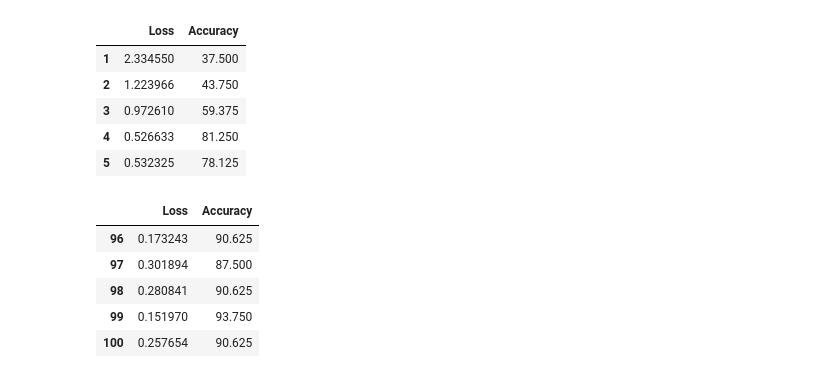
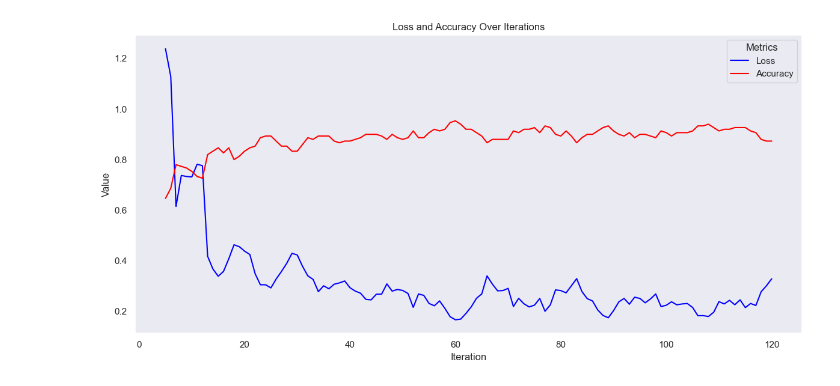
Before and after one commit to asvcodes/NeuranetBC, a Jupyter notebook: trial.ipynb, the cells around one changed output. Cells and saved outputs as stored; diff of their text form; code cells hidden in the pictures.

```diff
--- a/trial.ipynb
+++ b/trial.ipynb
@@ -119,10 +119,11 @@ Initial loss: 2.5063, accuracy: 30.10%
 # %%
 # Initialize DataFrame to store optimization details
 optimization_details = pd.DataFrame(columns=['Loss', 'Accuracy'])
+
 # Optimization loop
-for k in range(100):
+for k in range(120):
     # Forward
-    total_loss, acc = loss(32) # Adjust batch size based on sample and memory constraints
+    total_loss, acc = loss(30) # Adjust batch size based on sample and memory constraints
 
     # Backward
     model.zero_grad()
@@ -134,26 +135,38 @@ for k in range(100):
         p.data -= learning_rate * p.grad
 
     # Store details in DataFrame
-    optimization_details.loc[len(optimization_details.index)] = { 'Loss': total_loss.data, 'Accuracy': acc * 100}
+    optimization_details.loc[len(optimization_details.index)] = { 'Loss': total_loss.data, 'Accuracy': acc}
+
 optimization_details.index += 1
-# %%
-optimization_details.head()
-# %% [output]
-|  | Loss | Accuracy |
-| 1 | 2.334550 | 37.500 |
-| 2 | 1.223966 | 43.750 |
-| 3 | 0.972610 | 59.375 |
-| 4 | 0.526633 | 81.250 |
-| 5 | 0.532325 | 78.125 |
-# %%
-optimization_details.tail()
-# %% [output]
-|  | Loss | Accuracy |
-| 96 | 0.173243 | 90.625 |
-| 97 | 0.301894 | 87.500 |
-| 98 | 0.280841 | 90.625 |
-| 99 | 0.151970 | 93.750 |
-| 100 | 0.257654 | 90.625 |
+# %%
+
+def viz_training(details):
+
+    # Smooth the curves using a rolling mean
+    details['Loss_Smooth'] = details['Loss'].rolling(window=5).mean()
+    details['Accuracy_Smooth'] = details['Accuracy'].rolling(window=5).mean()
+
+    # Visualization
+    plt.figure(figsize=(12, 6))
+
+    # Set the style
+    sns.set(style="dark", palette="Spectral")
+
+    # Create line plots for Loss and Accuracy
+    sns.lineplot(data=details, x=details.index, y='Loss_Smooth', color='b', label='Loss')
+    sns.lineplot(data=details, x=details.index, y='Accuracy_Smooth', color='r', label='Accuracy')
+
+    plt.title('Loss and Accuracy Over Iterations')
+    plt.xlabel('Iteration')
+    plt.ylabel('Value')
+    plt.legend(title='Metrics')
+
+    plt.tight_layout()
+    plt.show()
+
+viz_training(optimization_details)
+# %% [output]
+[figure, added]
 # %%
 # Visualize decision boundary
 h = 0.25
```
Also changed, not shown: parts of 12 cells of this notebook.
